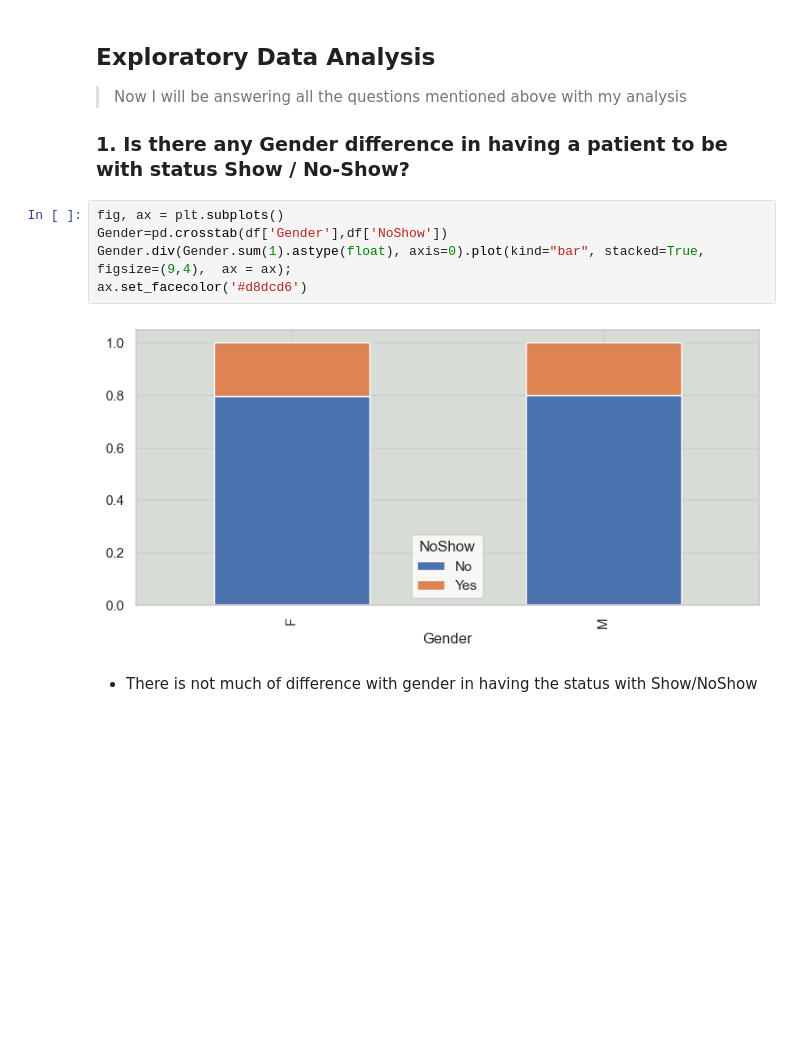
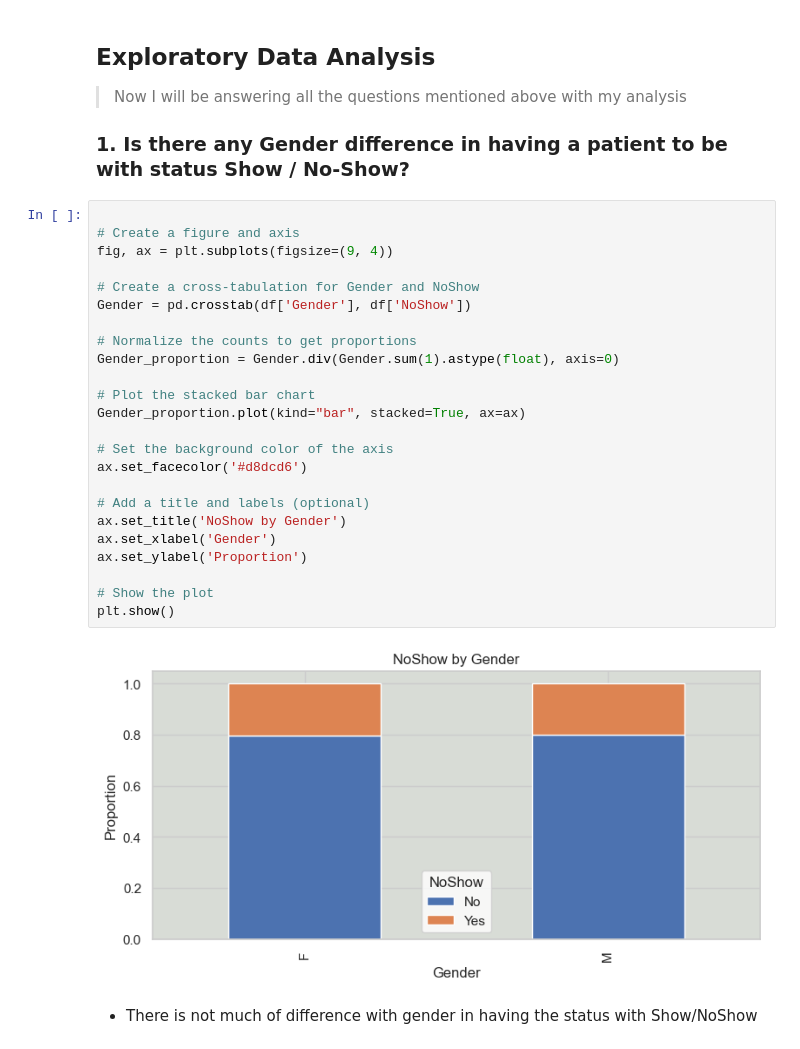
Before and after one commit to tranthuy0696/Project-Investigate-a-Dataset, a Jupyter notebook: Investigate_a_Dataset.ipynb, the cells around one changed output. Saved outputs shown, nothing was run; the diff lists cells and outputs as text; blank space fills up the shorter version.

```diff
--- a/Investigate_a_Dataset.ipynb
+++ b/Investigate_a_Dataset.ipynb
@@ -736,12 +785,31 @@ https://gist.github.com/mwaskom/de44147ed2974457ad6372750bbe5751
 
 ### 1. Is there any Gender difference in having a patient to be with status Show / No-Show?
 # %%
-fig, ax = plt.subplots()
-Gender=pd.crosstab(df['Gender'],df['NoShow'])
-Gender.div(Gender.sum(1).astype(float), axis=0).plot(kind="bar", stacked=True, figsize=(9,4),  ax = ax);
+
+# Create a figure and axis
+fig, ax = plt.subplots(figsize=(9, 4))
+
+# Create a cross-tabulation for Gender and NoShow
+Gender = pd.crosstab(df['Gender'], df['NoShow'])
+
+# Normalize the counts to get proportions
+Gender_proportion = Gender.div(Gender.sum(1).astype(float), axis=0)
+
+# Plot the stacked bar chart
+Gender_proportion.plot(kind="bar", stacked=True, ax=ax)
+
+# Set the background color of the axis
 ax.set_facecolor('#d8dcd6')
+
+# Add a title and labels (optional)
+ax.set_title('NoShow by Gender')
+ax.set_xlabel('Gender')
+ax.set_ylabel('Proportion')
+
+# Show the plot
+plt.show()
 # %% [output]
-[figure, old version]
+[figure, new version]
 # %% [markdown]
 * There is not much of difference with gender in having the status with Show/NoShow
 # %% [markdown]
```
Also changed, not shown: parts of 11 cells of this notebook, 1 other file.
